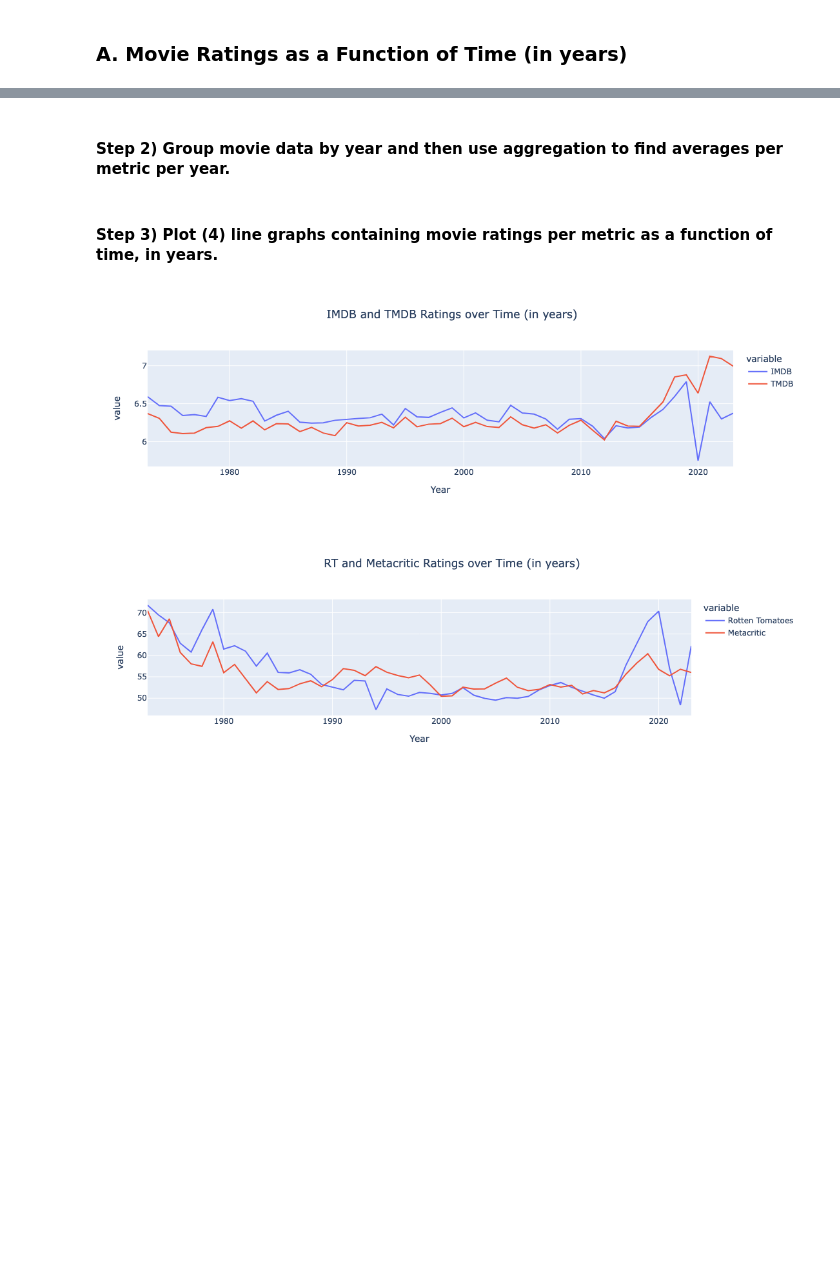
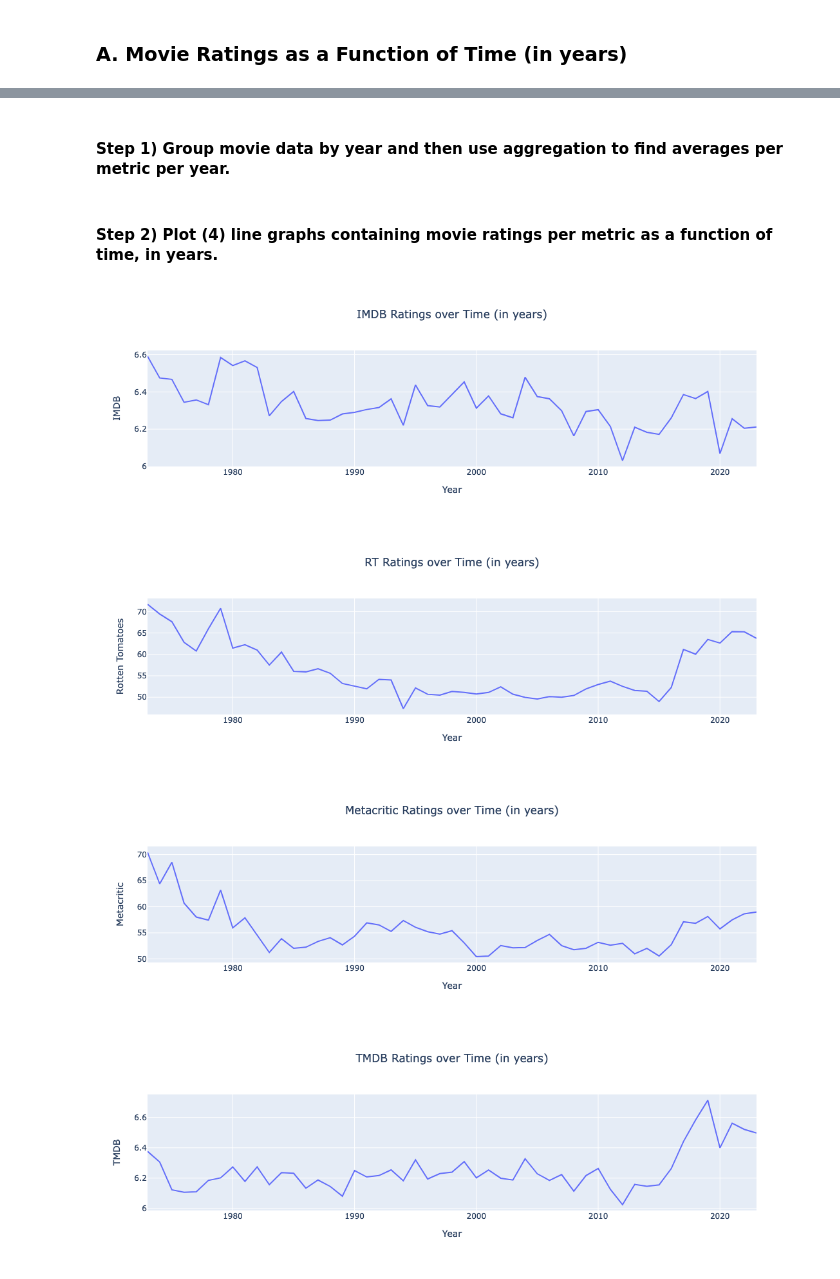
Before and after one commit to tsnow2010/DATA601, a Jupyter notebook: DATA601_Project1/src/main.ipynb, the cells around one changed output, grey strips where cells are left out. Drawn from its saved outputs; the diff is of its cells as text; code cells hidden in the pictures; blank space fills up the shorter version.

```diff
--- a/DATA601_Project1/src/main.ipynb
+++ b/DATA601_Project1/src/main.ipynb
@@ -23,9 +23,7 @@ import plotly.express as px
 # %%
 # Create initial DataFrame from movie_data.csv
 
-df = pd.read_csv('movie_data.csv')
+df = pd.read_csv('https://raw.githubusercontent.com/tsnow2010/DATA601/refs/heads/main/DATA601_Project1/data/movie_data.csv')
 df.sample(1)
-
-df[df['Title'] == "Hubie Halloween"]
 # %% [output]
 |  | Title | Year | Genre(s) | IMDB | Rotten Tomatoes | Metacritic | TMDB | # of IMDB Votes | ... |
@@ -33,0 +35,2 @@ df[df['Title'] == "Hubie Halloween"]
+# %%
+df = df[(df['Year'] >= 1973.0) & (df['Year'] <= 2023.0)]
@@ -33,0 +39,3 @@ df[df['Title'] == "Hubie Halloween"]
+# %%
+df['Gross Domestic Box Office Sales ($)'] = df['Gross Domestic Box Office Sales ($)'].astype(str).apply(lambda x: ''.join([char for char in x if char not in ['$',',']])).astype(float)
+df.sample(1)
@@ -64,17 +90,22 @@ df_clean.sample(1)
 # %% [markdown]
-#### Step 2) Group movie data by year and then use aggregation to find averages per metric per year.
+#### Step 1) Group movie data by year and then use aggregation to find averages per metric per year.
 # %%
 # Group by year and find average ratings per metric per year.
 
-df_group = df_clean.groupby("Year").aggregate({
+df_groupby_year_no_RT = df.groupby("Year").aggregate({
     'IMDB':'mean',
-    'Rotten Tomatoes':'mean',
     'Metacritic':'mean',
     'TMDB':'mean'})
 
-df_group = df_group.reset_index()
+df_groupby_year_no_RT = df_groupby_year_no_RT.reset_index()
+
+df_groupby_year_with_RT = df_RT.groupby("Year").aggregate({
+    'Rotten Tomatoes': 'mean',
+    })
+
+df_groupby_year_with_RT = df_groupby_year_with_RT.reset_index()
 # %% [markdown]
-#### Step 3) Plot (4) line graphs containing movie ratings per metric as a function of time, in years.
+#### Step 2) Plot (4) line graphs containing movie ratings per metric as a function of time, in years.
 # %%
 # Restricts years used from 1973 to 2023.  Extreme outliers or no data exists for movies outside these ranges.
 
@@ -82,42 +113,44 @@ df_group_73_to_23 = df_group[(df_group['Year'] >= 1973.0) & (df_group['Year'] <=
 # %%
 # Plot movie ratings per metric per year.
 
 fig1 = px.line(
-    df_group_73_to_23,
+    df_groupby_year_no_RT,
     x = 'Year',
-    y = ['IMDB','TMDB'],
-    title='IMDB and TMDB Ratings over Time (in years)'
+    y = 'IMDB',
+    title='IMDB Ratings over Time (in years)'
 )
 
 fig2 = px.line(
-    df_group_73_to_23,
+    df_groupby_year_with_RT,
     x = 'Year',
-    y = ['Rotten Tomatoes','Metacritic'],
-    title='RT and Metacritic Ratings over Time (in years)'
+    y = 'Rotten Tomatoes',
+    title='RT Ratings over Time (in years)'
 )
 
-# fig3 = px.line(
-#     df_group_73_to_23,
-#     x = 'Year',
-#     y = 'Metacritic',
-#     title='Metacritic Ratings over Time (in years)'
-# )
+fig3 = px.line(
+    df_groupby_year_no_RT,
+    x = 'Year',
+    y = 'Metacritic',
+    title='Metacritic Ratings over Time (in years)'
+)
 
-# fig4 = px.line(
-#     df_group_73_to_23,
-#     x = 'Year',
-#     y = 'TMDB',
-#     title='TMDB Ratings over Time (in years)'
-# )
+fig4 = px.line(
+    df_groupby_year_no_RT,
+    x = 'Year',
+    y = 'TMDB',
+    title='TMDB Ratings over Time (in years)'
+)
 fig1.update_layout(title_x = .5)
 fig2.update_layout(title_x = .5)
-#fig3.update_layout(title_x = .5)
-#fig4.update_layout(title_x = .5)
+fig3.update_layout(title_x = .5)
+fig4.update_layout(title_x = .5)
 
 fig1.show()
 fig2.show()
-#fig3.show()
-#fig4.show()
+fig3.show()
+fig4.show()
 # %% [output]
-[figure, old version]
+[figure, new version]
-[figure, old version]
+[figure, new version]
+[figure, added]
+[figure, added]
```
Also changed, not shown: parts of 17 cells of this notebook.
